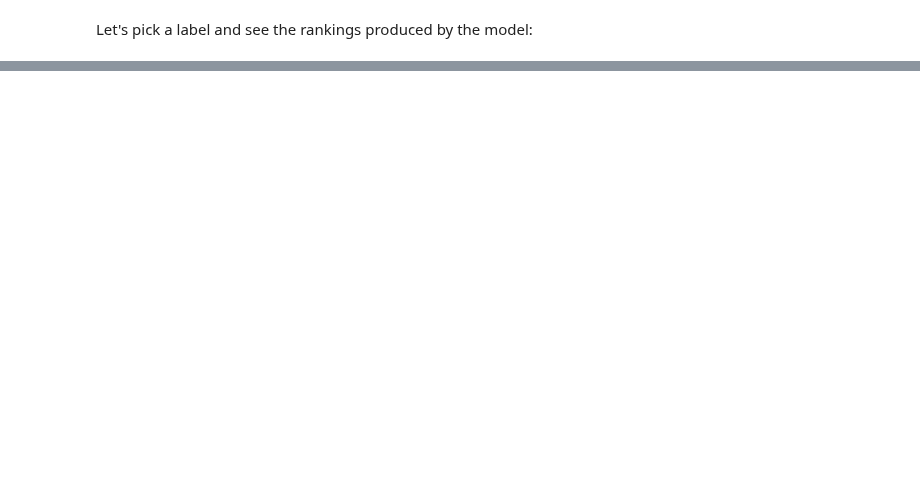
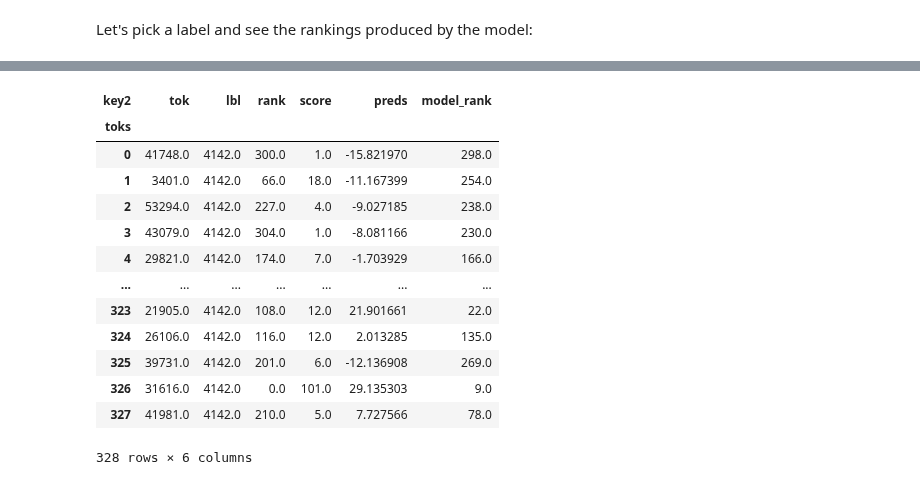
Before and after one commit to debjyotiSRoy/xcube, a Jupyter notebook: nbs/17_tutorial.train_l2r.ipynb, the cells around one changed output, grey strips where cells are left out. Cells and saved outputs as stored; diff of their text form; code cells hidden in the pictures; blank space fills up the shorter version.

```diff
--- a/nbs/17_tutorial.train_l2r.ipynb
+++ b/nbs/17_tutorial.train_l2r.ipynb
@@ -998,0 +963,18 @@ _df.sort_values(by='score', ascending=False).head(15)
+# %%
+df_lbl = df_res.loc[:, 4142]
+df_lbl
+# %% [output]
+| key2 | tok | lbl | rank | score | preds | model_rank |
+| toks |  |  |  |  |  |  |
+| 0 | 41748.0 | 4142.0 | 300.0 | 1.0 | -15.821970 | 298.0 |
+| 1 | 3401.0 | 4142.0 | 66.0 | 18.0 | -11.167399 | 254.0 |
+| 2 | 53294.0 | 4142.0 | 227.0 | 4.0 | -9.027185 | 238.0 |
+| 3 | 43079.0 | 4142.0 | 304.0 | 1.0 | -8.081166 | 230.0 |
+| 4 | 29821.0 | 4142.0 | 174.0 | 7.0 | -1.703929 | 166.0 |
+| ... | ... | ... | ... | ... | ... | ... |
+| 323 | 21905.0 | 4142.0 | 108.0 | 12.0 | 21.901661 | 22.0 |
+| 324 | 26106.0 | 4142.0 | 116.0 | 12.0 | 2.013285 | 135.0 |
+| 325 | 39731.0 | 4142.0 | 201.0 | 6.0 | -12.136908 | 269.0 |
+| 326 | 31616.0 | 4142.0 | 0.0 | 101.0 | 29.135303 | 9.0 |
+| 327 | 41981.0 | 4142.0 | 210.0 | 5.0 | 7.727566 | 78.0 |
+328 rows × 6 columns
```
Also changed, not shown: parts of 60 cells of this notebook, 3 other files.
